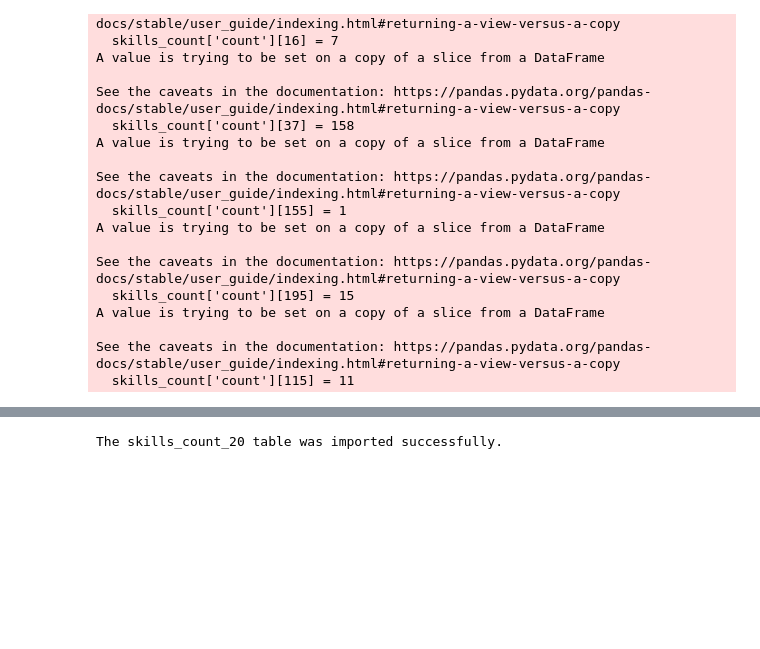
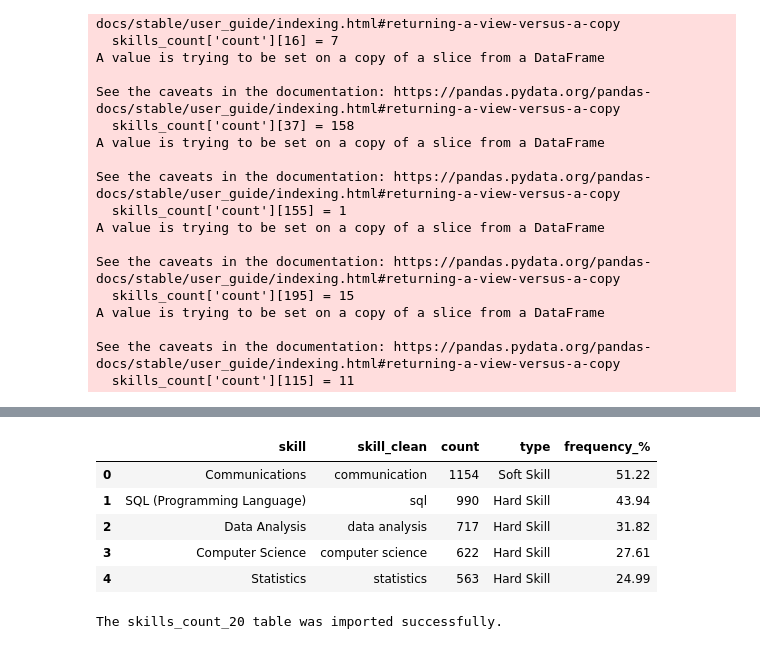
Before and after one commit to KristinaGol/Capstone-Project-DataCVPro, a Jupyter notebook: extract_skill_count_20.ipynb, the cells around one changed output, grey strips where cells are left out. Cells and saved outputs as stored; diff of their text form; code cells hidden in the pictures; blank space fills up the shorter version.

```diff
--- a/extract_skill_count_20.ipynb
+++ b/extract_skill_count_20.ipynb
@@ -269,3 +273,16 @@ skills_count.query('count == 0')
+# %%
+# add column with %
+
+skills_count['frequency_%'] = skills_count['count'].apply(lambda x: x/(jobs_20['job_description'].count())*100).round(2)
+skills_count = skills_count.sort_values('frequency_%', ascending=False).reset_index(drop=True)
+skills_count.head()
+# %% [output]
+|  | skill | skill_clean | count | type | frequency_% |
+| 0 | Communications | communication | 1154 | Soft Skill | 51.22 |
+| 1 | SQL (Programming Language) | sql | 990 | Hard Skill | 43.94 |
+| 2 | Data Analysis | data analysis | 717 | Hard Skill | 31.82 |
+| 3 | Computer Science | computer science | 622 | Hard Skill | 27.61 |
+| 4 | Statistics | statistics | 563 | Hard Skill | 24.99 |
 # %%
 # load to database
 
```
Also changed, not shown: parts of 4 cells of this notebook, 1 other file.
